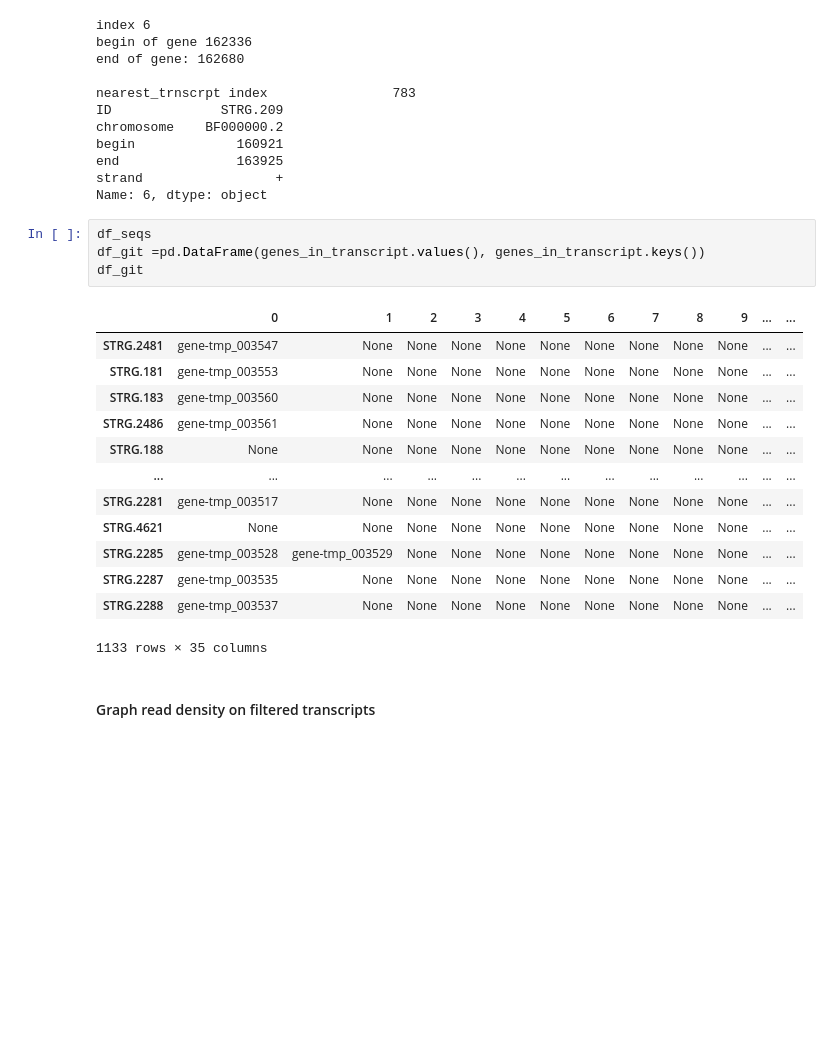
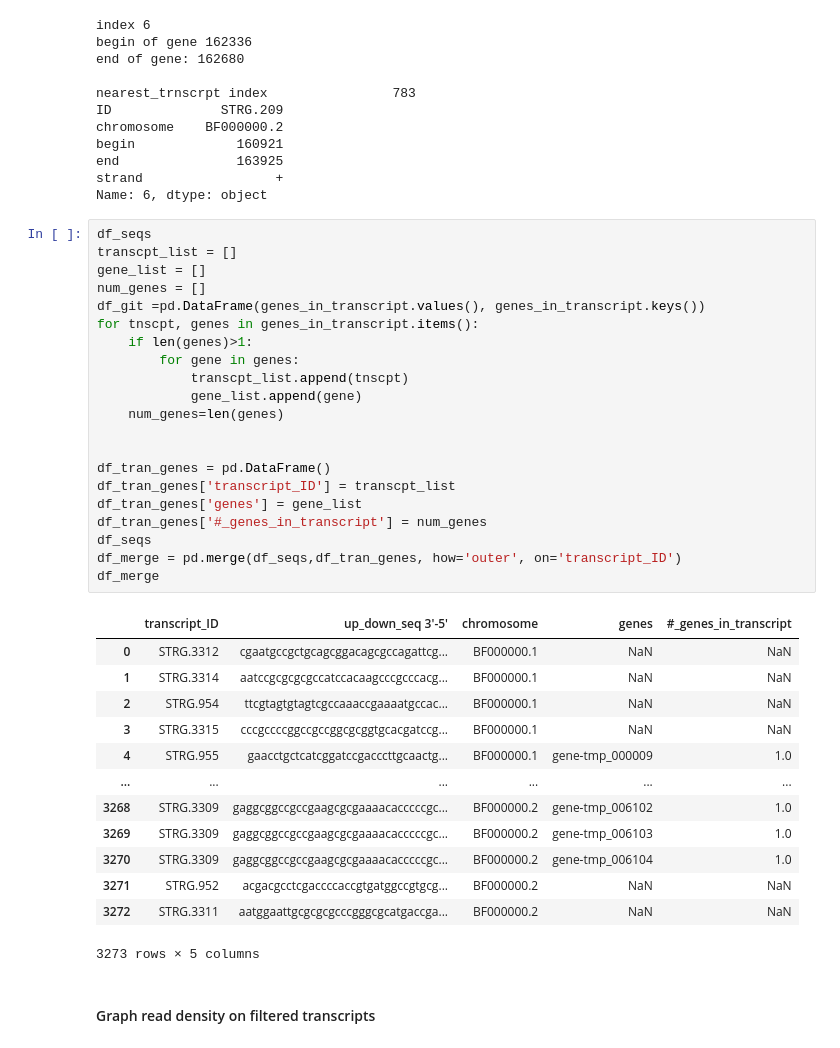
Before and after one commit to JonWinkelman/Eustaquio_epigenetics, a Jupyter notebook: project_1/filter_stringtie_results.ipynb, the cells around one changed output. Drawn from its saved outputs; the diff is of its cells as text; blank space fills up the shorter version.

```diff
--- a/project_1/filter_stringtie_results.ipynb
+++ b/project_1/filter_stringtie_results.ipynb
@@ -351,24 +351,41 @@ begin             160921
 end               163925
 strand                 +
 Name: 6, dtype: object
-# %%
-df_seqs
-df_git =pd.DataFrame(genes_in_transcript.values(), genes_in_transcript.keys())
-df_git
-# %% [output]
-|  | 0 | 1 | 2 | 3 | 4 | 5 | 6 | 7 | 8 | 9 | ... | ... |
-| STRG.2481 | gene-tmp_003547 | None | None | None | None | None | None | None | None | None | ... | ... |
-| STRG.181 | gene-tmp_003553 | None | None | None | None | None | None | None | None | None | ... | ... |
-| STRG.183 | gene-tmp_003560 | None | None | None | None | None | None | None | None | None | ... | ... |
-| STRG.2486 | gene-tmp_003561 | None | None | None | None | None | None | None | None | None | ... | ... |
-| STRG.188 | None | None | None | None | None | None | None | None | None | None | ... | ... |
-| ... | ... | ... | ... | ... | ... | ... | ... | ... | ... | ... | ... | ... |
-| STRG.2281 | gene-tmp_003517 | None | None | None | None | None | None | None | None | None | ... | ... |
-| STRG.4621 | None | None | None | None | None | None | None | None | None | None | ... | ... |
-| STRG.2285 | gene-tmp_003528 | gene-tmp_003529 | None | None | None | None | None | None | None | None | ... | ... |
-| STRG.2287 | gene-tmp_003535 | None | None | None | None | None | None | None | None | None | ... | ... |
-| STRG.2288 | gene-tmp_003537 | None | None | None | None | None | None | None | None | None | ... | ... |
-1133 rows × 35 columns
+# %%
+df_seqs
+transcpt_list = []
+gene_list = []
+num_genes = []
+df_git =pd.DataFrame(genes_in_transcript.values(), genes_in_transcript.keys())
+for tnscpt, genes in genes_in_transcript.items():
+    if len(genes)>1:
+        for gene in genes:
+            transcpt_list.append(tnscpt)
+            gene_list.append(gene)
+    num_genes=len(genes)
+
+
+df_tran_genes = pd.DataFrame()
+df_tran_genes['transcript_ID'] = transcpt_list
+df_tran_genes['genes'] = gene_list
+df_tran_genes['#_genes_in_transcript'] = num_genes
+df_seqs
+df_merge = pd.merge(df_seqs,df_tran_genes, how='outer', on='transcript_ID')
+df_merge
+# %% [output]
+|  | transcript_ID | up_down_seq 3'-5' | chromosome | genes | #_genes_in_transcript |
+| 0 | STRG.3312 | cgaatgccgctgcagcggacagcgccagattcg... | BF000000.1 | NaN | NaN |
+| 1 | STRG.3314 | aatccgcgcgcgccatccacaagcccgcccacg... | BF000000.1 | NaN | NaN |
+| 2 | STRG.954 | ttcgtagtgtagtcgccaaaccgaaaatgccac... | BF000000.1 | NaN | NaN |
+| 3 | STRG.3315 | cccgccccggccgccggcgcggtgcacgatccg... | BF000000.1 | NaN | NaN |
+| 4 | STRG.955 | gaacctgctcatcggatccgacccttgcaactg... | BF000000.1 | gene-tmp_000009 | 1.0 |
+| ... | ... | ... | ... | ... | ... |
+| 3268 | STRG.3309 | gaggcggccgccgaagcgcgaaaacacccccgc... | BF000000.2 | gene-tmp_006102 | 1.0 |
+| 3269 | STRG.3309 | gaggcggccgccgaagcgcgaaaacacccccgc... | BF000000.2 | gene-tmp_006103 | 1.0 |
+| 3270 | STRG.3309 | gaggcggccgccgaagcgcgaaaacacccccgc... | BF000000.2 | gene-tmp_006104 | 1.0 |
+| 3271 | STRG.952 | acgacgcctcgaccccaccgtgatggccgtgcg... | BF000000.2 | NaN | NaN |
+| 3272 | STRG.3311 | aatggaattgcgcgcgcccgggcgcatgaccga... | BF000000.2 | NaN | NaN |
+3273 rows × 5 columns
 # %% [markdown]
 #### Graph read density on filtered transcripts
 # %%
```
Also changed, not shown: 1 other file.
